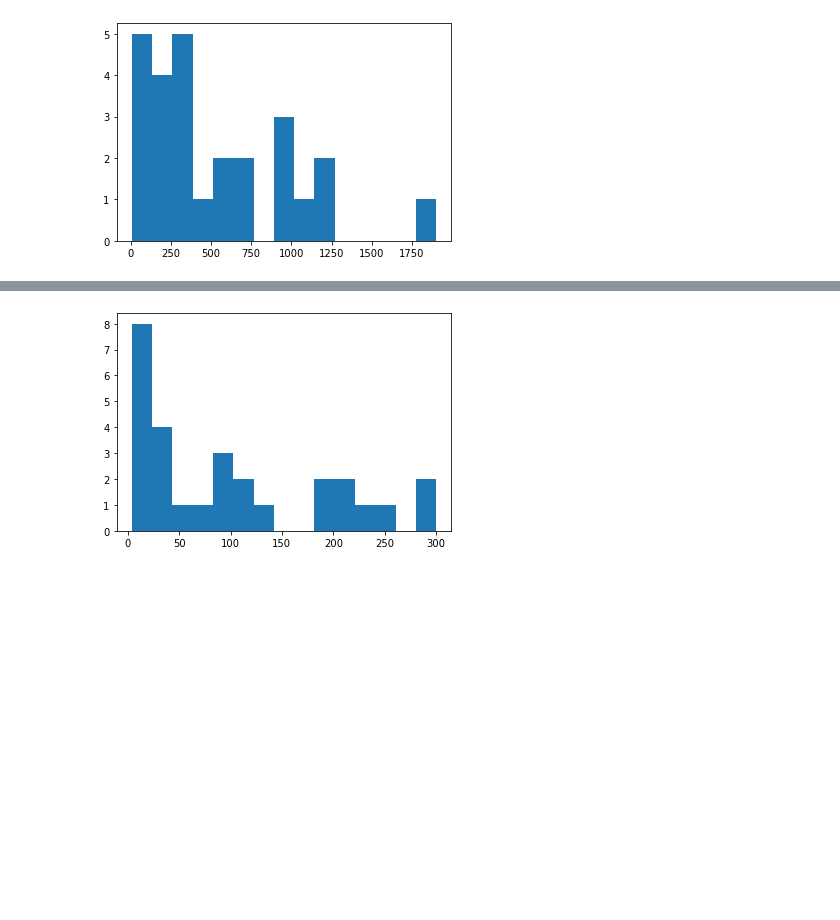
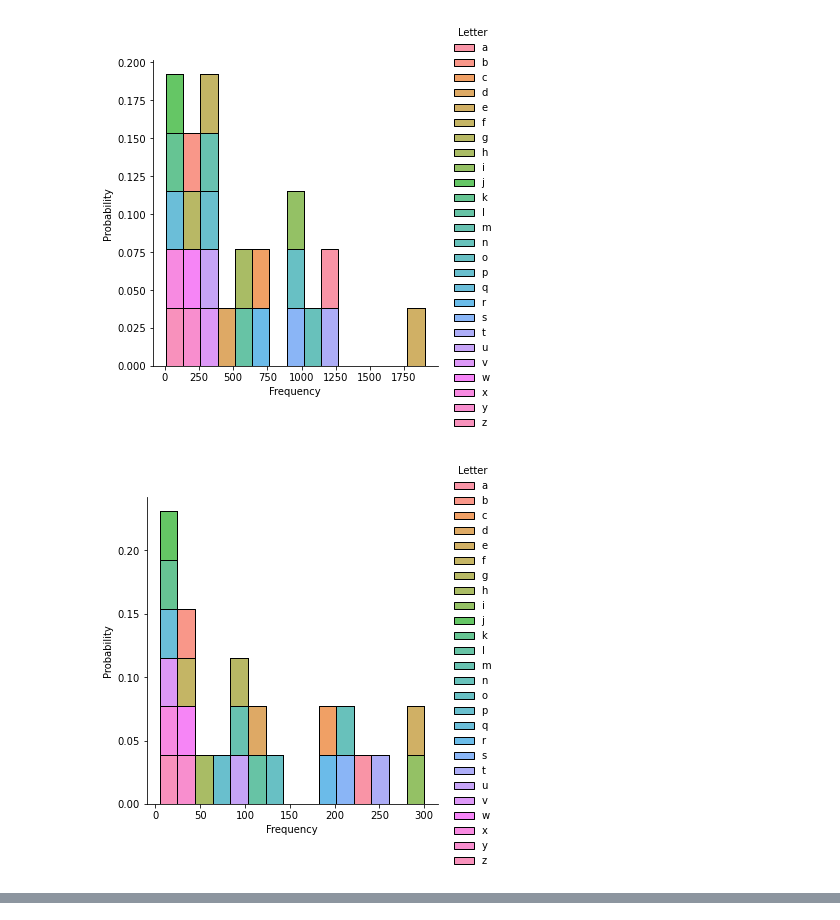
Before and after one commit to mikayla-eckelcifrese/JupyterLabRepository, a Jupyter notebook: Test Random Sample Text from File.ipynb, the cells around one changed output, grey strips where cells are left out. Cells and saved outputs as stored; diff of their text form; code cells hidden in the pictures; blank space fills up the shorter version.

```diff
--- a/Test Random Sample Text from File.ipynb
+++ b/Test Random Sample Text from File.ipynb
@@ -82,17 +85,15 @@ letter_keys2 = sorted(LetterFrequencies2)
 # %%
-LetterFrequencies_df = pd.DataFrame(LetterFrequencies.items(), columns=['Letter', 'Frequency'])
+def ConvertAndSort(FrequencyDict):
+    Frequency_df = pd.DataFrame(FrequencyDict.items(), columns=['Letter', 'Frequency'])
 
-LetterFrequencies_df = LetterFrequencies_df.sort_values("Letter")
+    Frequency_df = Frequency_df.sort_values("Letter")
 
-LetterFrequencies_df = LetterFrequencies_df[LetterFrequencies_df.Letter != " "]
+    Frequency_df = Frequency_df[Frequency_df.Letter != " "]
 
-bar_graph = LetterFrequencies_df.plot.bar(x="Letter", y="Frequency", rot=70, title="Frequencies of Letters in Text")
+    return(Frequency_df)
 
+EssayFrequency_df = ConvertAndSort(EssayFrequencyDict)
 
-LetterFrequencies2_df = pd.DataFrame(LetterFrequencies2.items(), columns=['Letter', 'Frequency'])
+ResumeFrequency_df = ConvertAndSort(ResumeFrequencyDict)
 
-LetterFrequencies2_df = LetterFrequencies2_df.sort_values("Letter")
-
-LetterFrequencies2_df = LetterFrequencies2_df[LetterFrequencies2_df.Letter != " "]
-
-bar_graph2 = LetterFrequencies2_df.plot.bar(x="Letter", y="Frequency", rot=70, title="Frequencies of Letters in Text2")
+LabFrequency_df = ConvertAndSort(LabFrequencyDict)
@@ -102,6 +113,11 @@ bar_graph2 = LetterFrequencies2_df.plot.bar(x="Letter", y="Frequency", rot=70, t
 # %%
-histogram = plt.hist(LetterFrequencies_df["Frequency"], bins = 15)
+def histogram(df, Title, Color):
+    sns.displot(df, x = 'Frequency', bins = 15, hue = 'Letter', multiple = 'stack', stat = 'probability')
 
-plt.show()
+
+histogram(EssayFrequency_df, "Frequencies of Letters in Essay", "purple")
+histogram(ResumeFrequency_df, "Frequencies of Letters in Resume", "pink")
+histogram(LabFrequency_df, "Frequencies of Letters in Lab Report", "blue")
 # %% [output]
-[figure, old version]
+[figure, new version]
+[figure, added]
@@ -108,6 +125,4 @@ plt.show()
 # %%
-histogram = plt.hist(LetterFrequencies2_df["Frequency"], bins = 15)
+histogram = plt.hist(LetterFrequencies2_df["Frequency"], bins = 15, )
 
 plt.show()
-# %% [output]
-[figure, removed]
```
Also changed, not shown: parts of 12 cells of this notebook.
